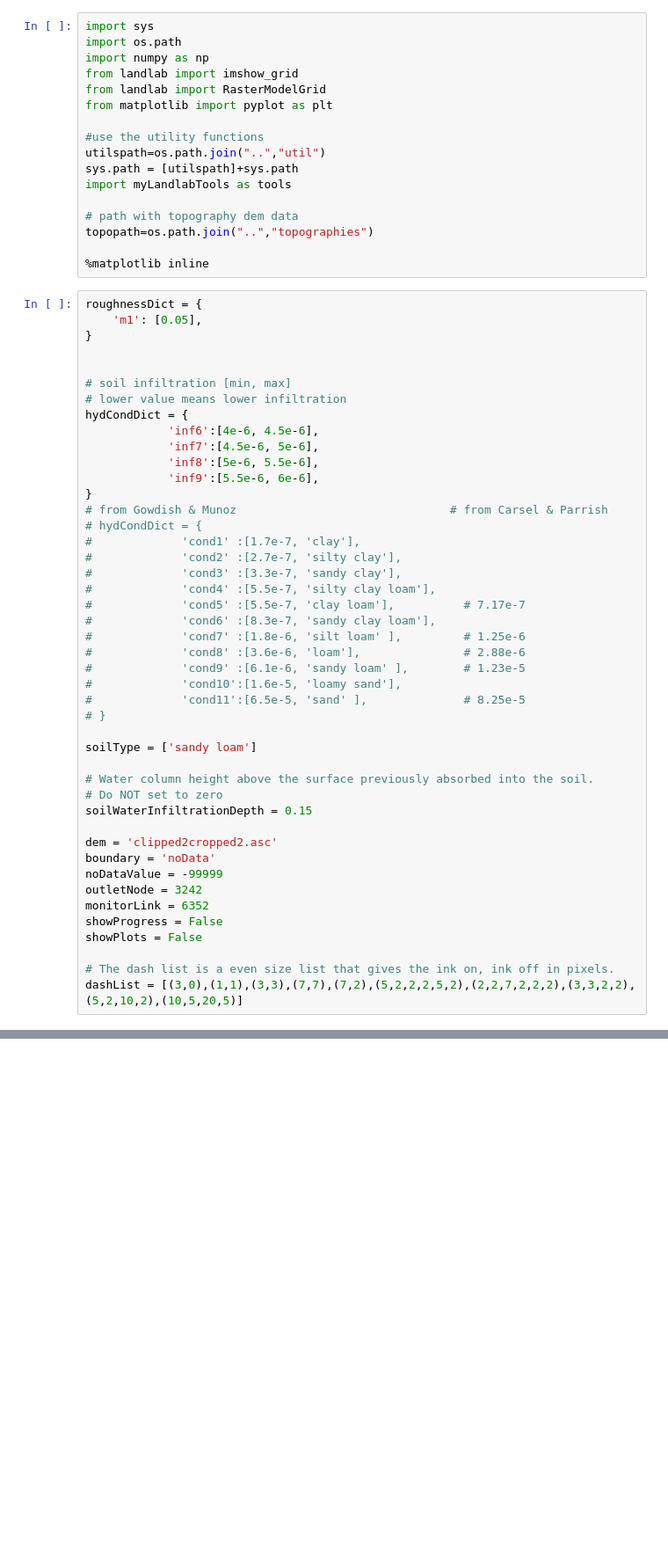
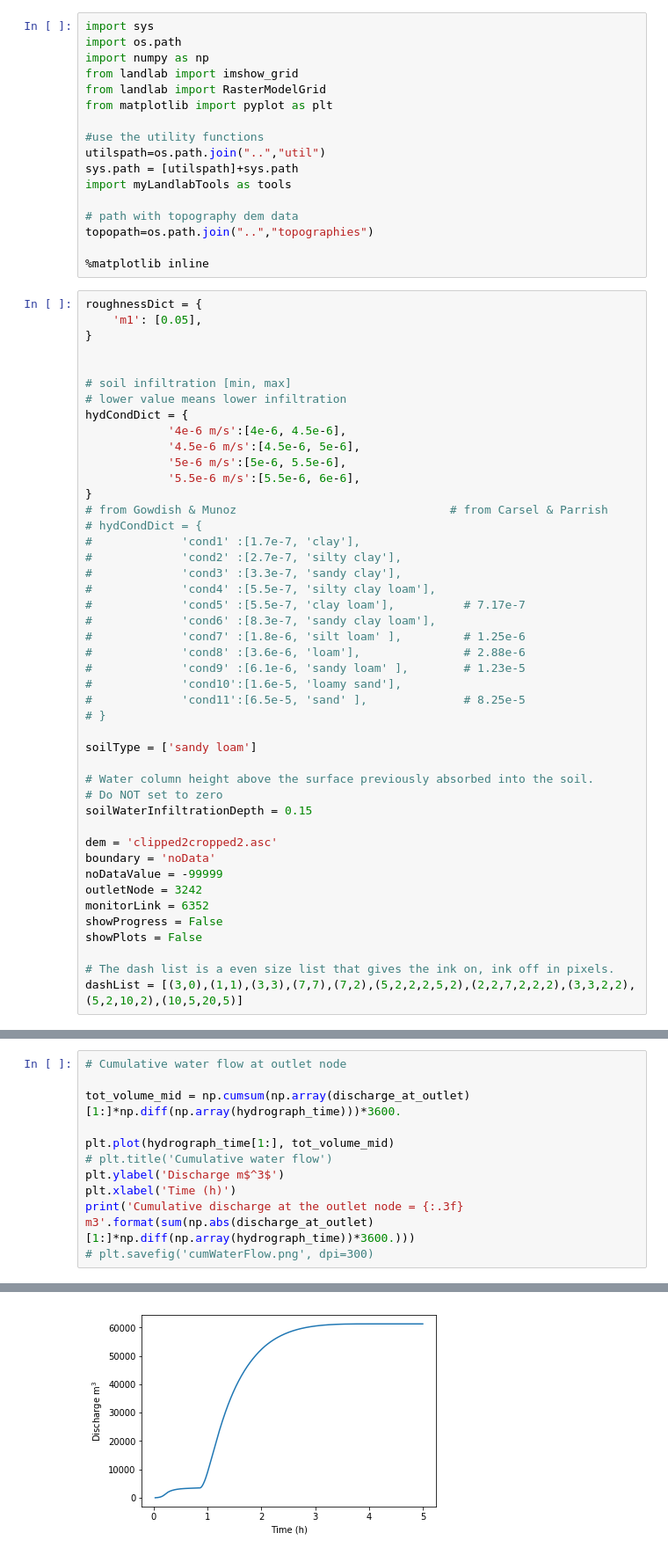
Before and after one commit to ismari92/LandlabSurfaceRunOffModel, a Jupyter notebook: calibration/InfiltrationAndStormCalibrationDemLoop.ipynb, the cells around one changed output, grey strips where cells are left out. Shown at 88% size. Saved outputs shown, nothing was run; the diff lists cells and outputs as text; blank space fills up the shorter version.

```diff
--- a/calibration/InfiltrationAndStormCalibrationDemLoop.ipynb
+++ b/calibration/InfiltrationAndStormCalibrationDemLoop.ipynb
@@ -24,10 +24,10 @@ roughnessDict = {
 # soil infiltration [min, max]
 # lower value means lower infiltration
 hydCondDict = {
-            'inf6':[4e-6, 4.5e-6],
-            'inf7':[4.5e-6, 5e-6],
-            'inf8':[5e-6, 5.5e-6],
-            'inf9':[5.5e-6, 6e-6],
+            '4e-6 m/s':[4e-6, 4.5e-6],
+            '4.5e-6 m/s':[4.5e-6, 5e-6],
+            '5e-6 m/s':[5e-6, 5.5e-6],
+            '5.5e-6 m/s':[5.5e-6, 6e-6],
 }
 # from Gowdish & Munoz                               # from Carsel & Parrish
 # hydCondDict = {
@@ -155,0 +192,12 @@ d=0.150|5.500e-06->6.000e-06|m=0.050|Max discharge at outlet = 10.217 m3/s
+# %%
+# Cumulative water flow at outlet node
+
+tot_volume_mid = np.cumsum(np.array(discharge_at_outlet)[1:]*np.diff(np.array(hydrograph_time)))*3600.
+
+plt.plot(hydrograph_time[1:], tot_volume_mid)
+# plt.title('Cumulative water flow')
+plt.ylabel('Discharge m$^3$')
+plt.xlabel('Time (h)')
+print('Cumulative discharge at the outlet node = {:.3f} m3'.format(sum(np.abs(discharge_at_outlet)[1:]*np.diff(np.array(hydrograph_time))*3600.)))
+# plt.savefig('cumWaterFlow.png', dpi=300)
+# %% [output]
@@ -155,0 +205 @@ d=0.150|5.500e-06->6.000e-06|m=0.050|Max discharge at outlet = 10.217 m3/s
+[figure, added]
```
Also changed, not shown: parts of 3 cells of this notebook, 2 other files.
